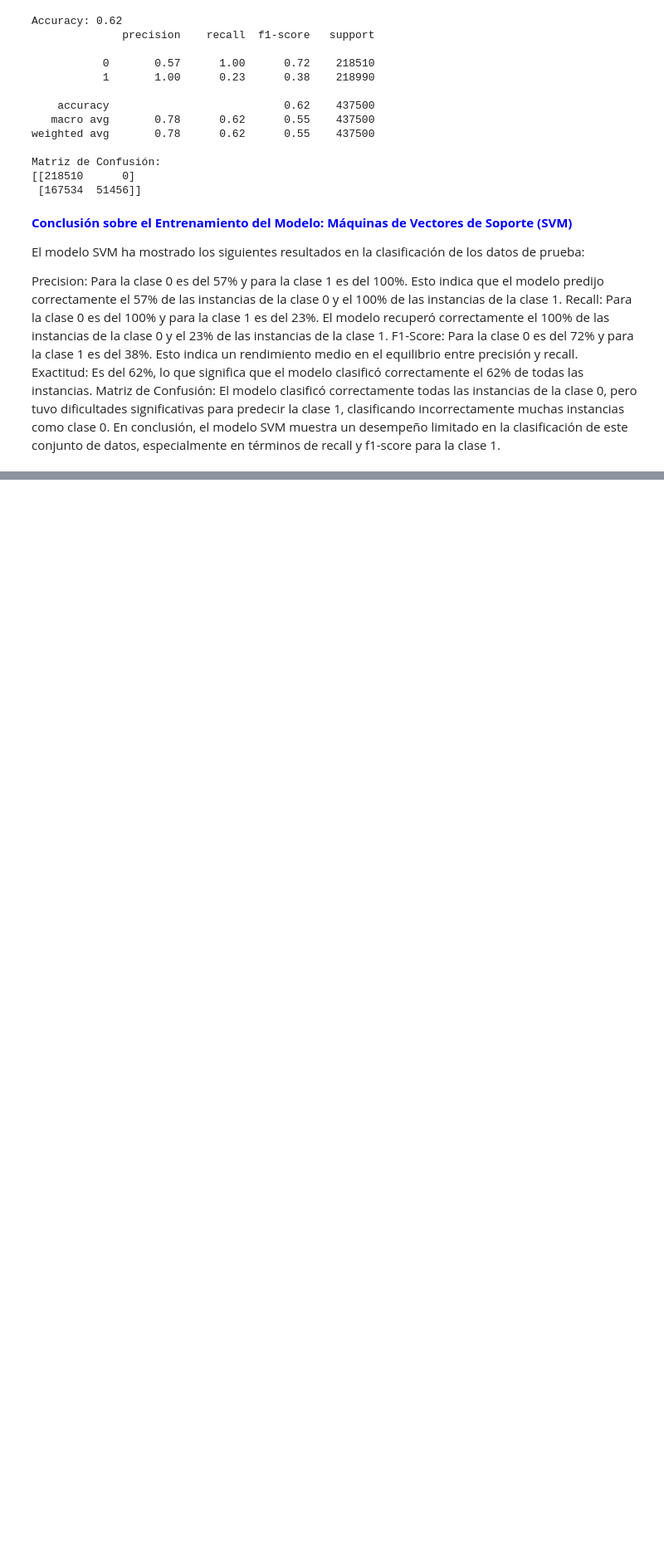
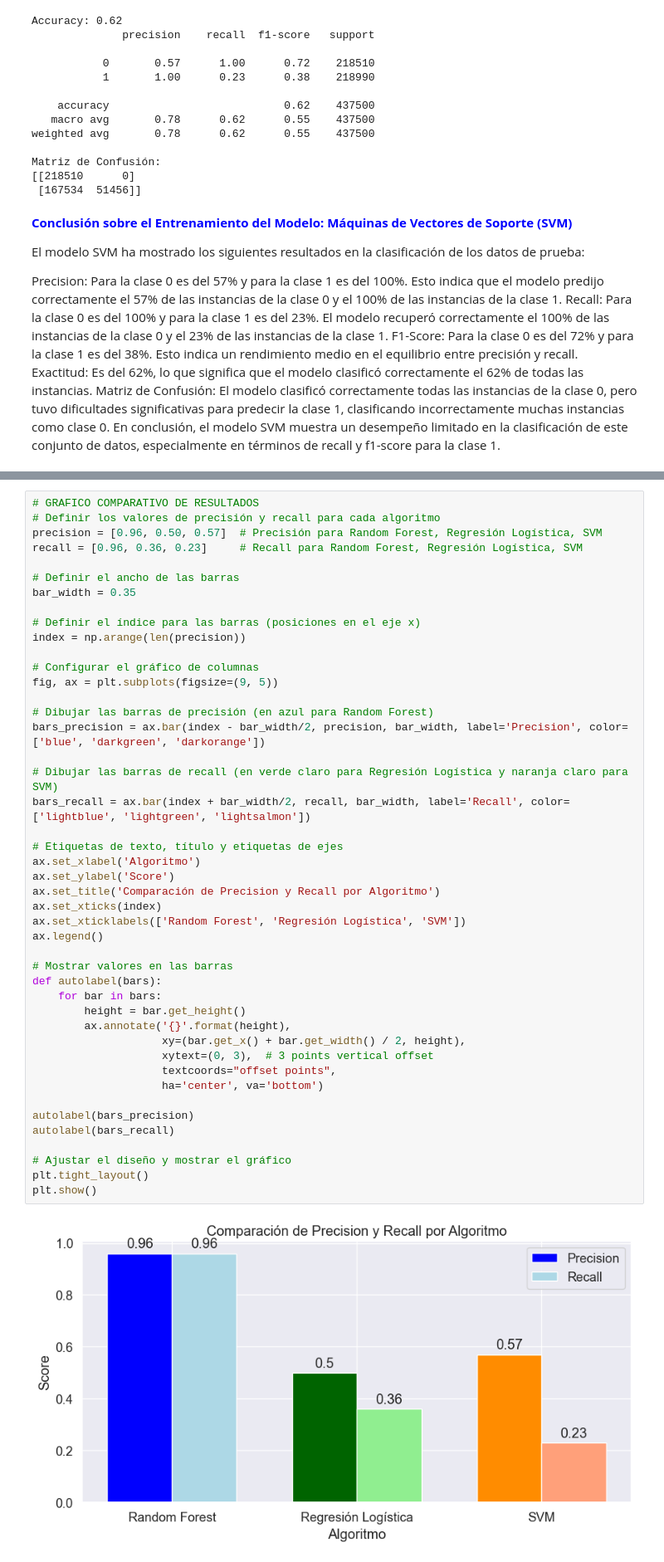
Before and after one commit to darioverdun/PROYECTO-DETECCI-N-DE-FALLA, a Jupyter notebook: cookiecutter-data-science/notebooks/Detección_de_Falla_.ipynb, the cells around one changed output, grey strips where cells are left out. Shown at 83% size. Saved outputs shown, nothing was run; the diff lists cells and outputs as text; blank space fills up the shorter version.

Commit message:
Grafico de Resumen

```diff
--- a/cookiecutter-data-science/notebooks/Detección_de_Falla_.ipynb
+++ b/cookiecutter-data-science/notebooks/Detección_de_Falla_.ipynb
@@ -756,0 +759,47 @@ En conclusión, el modelo SVM muestra un desempeño limitado en la clasificació
+# %%
+# GRAFICO COMPARATIVO DE RESULTADOS
+# Definir los valores de precisión y recall para cada algoritmo
+precision = [0.96, 0.50, 0.57]  # Precisión para Random Forest, Regresión Logística, SVM
+recall = [0.96, 0.36, 0.23]     # Recall para Random Forest, Regresión Logística, SVM
+
+# Definir el ancho de las barras
+bar_width = 0.35
+
+# Definir el índice para las barras (posiciones en el eje x)
+index = np.arange(len(precision))
+
+# Configurar el gráfico de columnas
+fig, ax = plt.subplots(figsize=(9, 5))
+
+# Dibujar las barras de precisión (en azul para Random Forest)
+bars_precision = ax.bar(index - bar_width/2, precision, bar_width, label='Precision', color=['blue', 'darkgreen', 'darkorange'])
+
+# Dibujar las barras de recall (en verde claro para Regresión Logística y naranja claro para SVM)
+bars_recall = ax.bar(index + bar_width/2, recall, bar_width, label='Recall', color=['lightblue', 'lightgreen', 'lightsalmon'])
+
+# Etiquetas de texto, título y etiquetas de ejes
+ax.set_xlabel('Algoritmo')
+ax.set_ylabel('Score')
+ax.set_title('Comparación de Precision y Recall por Algoritmo')
+ax.set_xticks(index)
+ax.set_xticklabels(['Random Forest', 'Regresión Logística', 'SVM'])
+ax.legend()
+
+# Mostrar valores en las barras
+def autolabel(bars):
+    for bar in bars:
+        height = bar.get_height()
+        ax.annotate('{}'.format(height),
+                    xy=(bar.get_x() + bar.get_width() / 2, height),
+                    xytext=(0, 3),  # 3 points vertical offset
+                    textcoords="offset points",
+                    ha='center', va='bottom')
+
+autolabel(bars_precision)
+autolabel(bars_recall)
+
+# Ajustar el diseño y mostrar el gráfico
+plt.tight_layout()
+plt.show()
+# %% [output]
+[figure, added]
```
Also changed, not shown: parts of 2 cells of this notebook.
